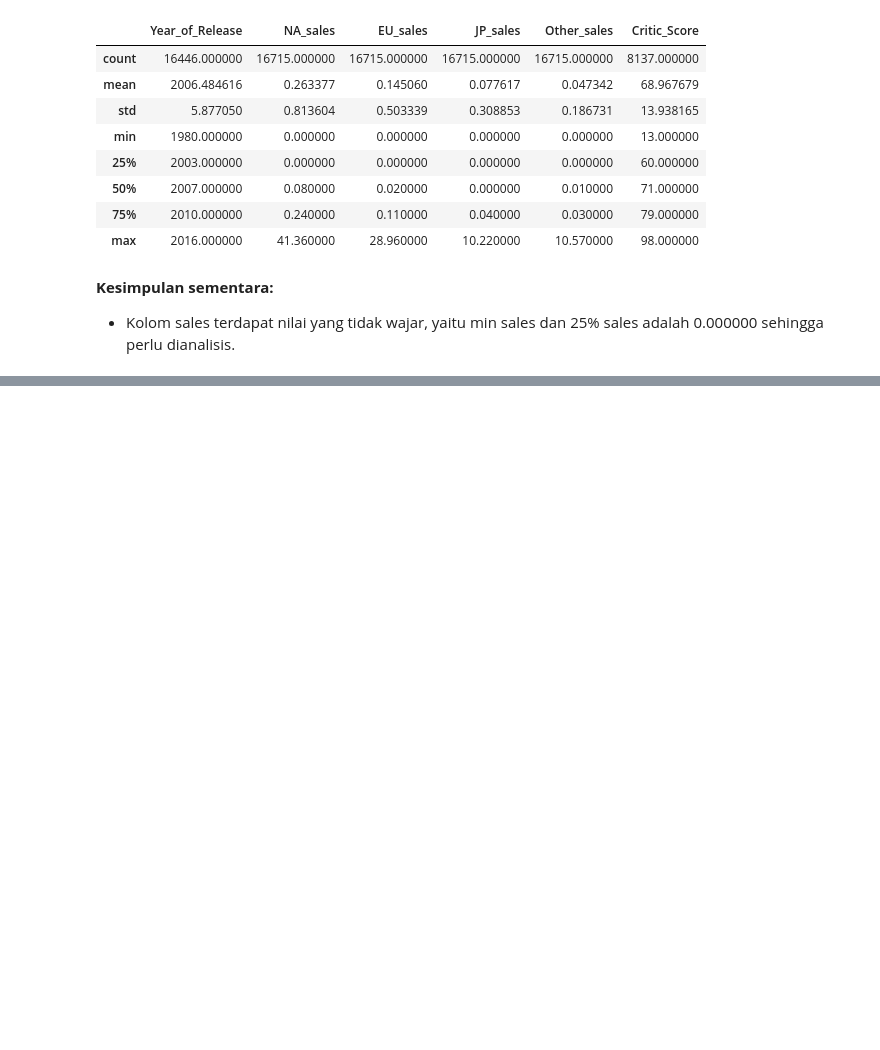
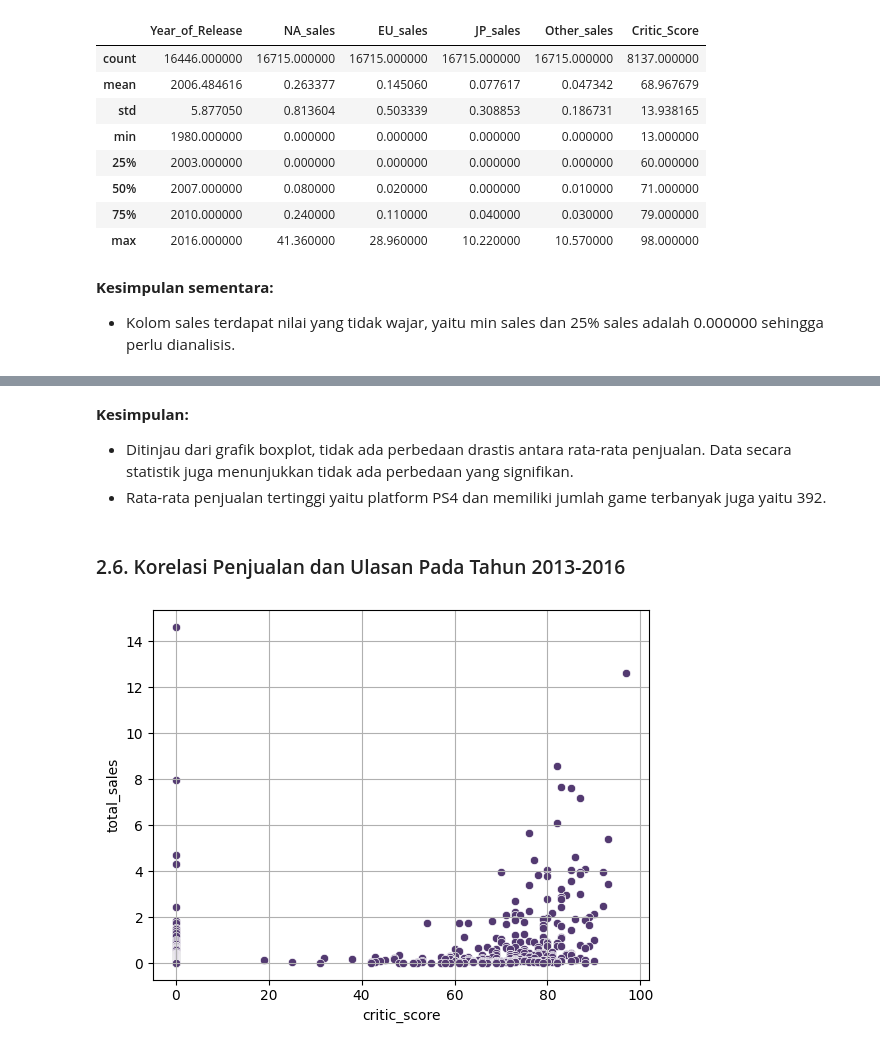
Before and after one commit to ShirotaT/DataAnalyst_Practicum, a Jupyter notebook: Project_5.games/Proyek5_GameBerpotensial.ipynb, the cells around one changed output, grey strips where cells are left out. Cells and saved outputs as stored; diff of their text form; code cells hidden in the pictures; blank space fills up the shorter version.

```diff
--- a/Project_5.games/Proyek5_GameBerpotensial.ipynb
+++ b/Project_5.games/Proyek5_GameBerpotensial.ipynb
@@ -209,0 +763,15 @@ Setelah memeriksa data duplikat perlu memepertimbangkan data anomali berikut, ka
+# %% [markdown]
+**Kesimpulan:**
+
+* Ditinjau dari grafik boxplot, tidak ada perbedaan drastis antara rata-rata penjualan. Data secara statistik juga menunjukkan tidak ada perbedaan yang signifikan.
+* Rata-rata penjualan tertinggi yaitu platform PS4 dan memiliki jumlah game terbanyak juga yaitu 392.
+# %% [markdown]
+### 2.6. Korelasi Penjualan dan Ulasan Pada Tahun 2013-2016
+# %%
+ps4_sales = new_data[new_data['platform'] == 'PS4']
+# %%
+sns.scatterplot(x="critic_score", y="total_sales", data=ps4_sales, color='#533A71')
+plt.grid(True)
+plt.show()
+# %% [output]
+[figure, added]
```
Also changed, not shown: parts of 72 cells of this notebook.
